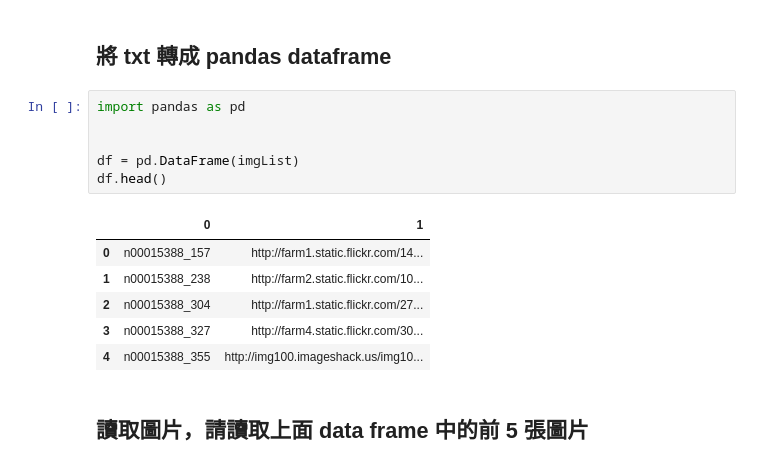
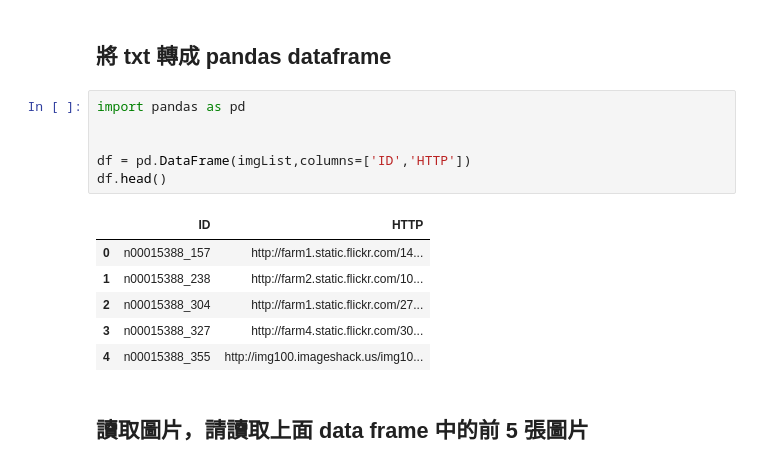
Before and after one commit to dj94xk41234/2nd-ML100Days, a Jupyter notebook: homework/Day_003-2_HW.ipynb, the cells around one changed output. Saved outputs shown, nothing was run; the diff lists cells and outputs as text.

```diff
--- a/homework/Day_003-2_HW.ipynb
+++ b/homework/Day_003-2_HW.ipynb
@@ -56,11 +56,11 @@ imgList
 # %%
 import pandas as pd
 
 
-df = pd.DataFrame(imgList)
+df = pd.DataFrame(imgList,columns=['ID','HTTP'])
 df.head()
 # %% [output]
-|  | 0 | 1 |
+|  | ID | HTTP |
 | 0 | n00015388_157 | http://farm1.static.flickr.com/14... |
 | 1 | n00015388_238 | http://farm2.static.flickr.com/10... |
 | 2 | n00015388_304 | http://farm1.static.flickr.com/27... |
```
